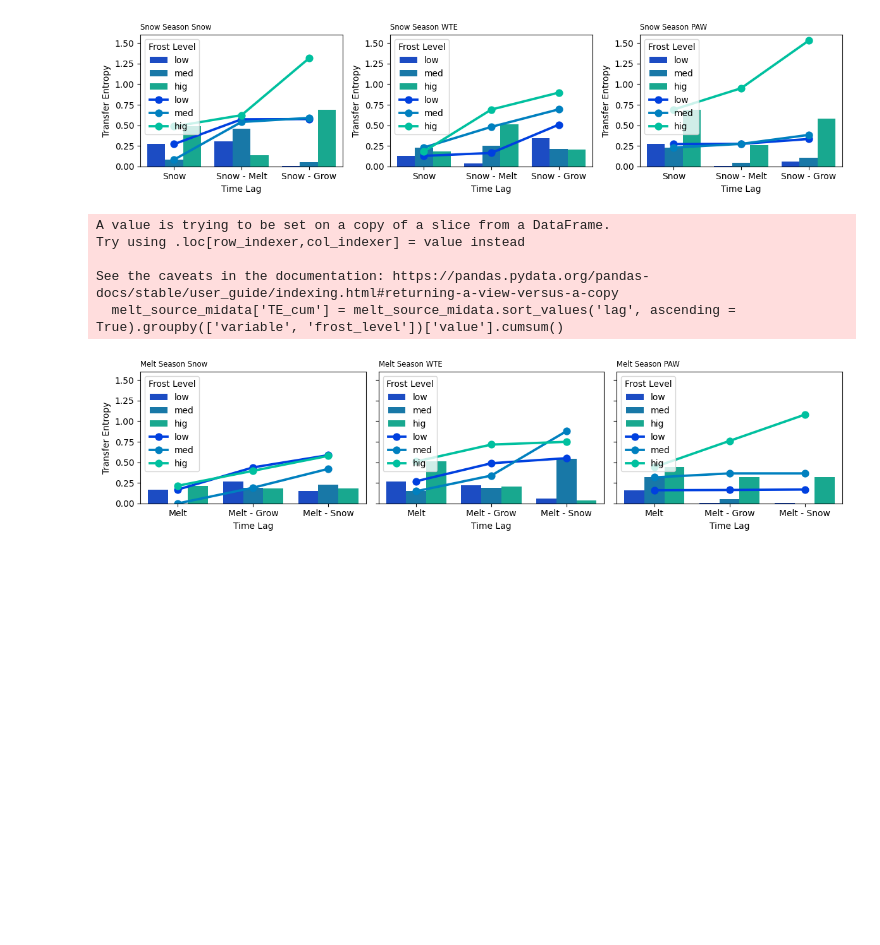
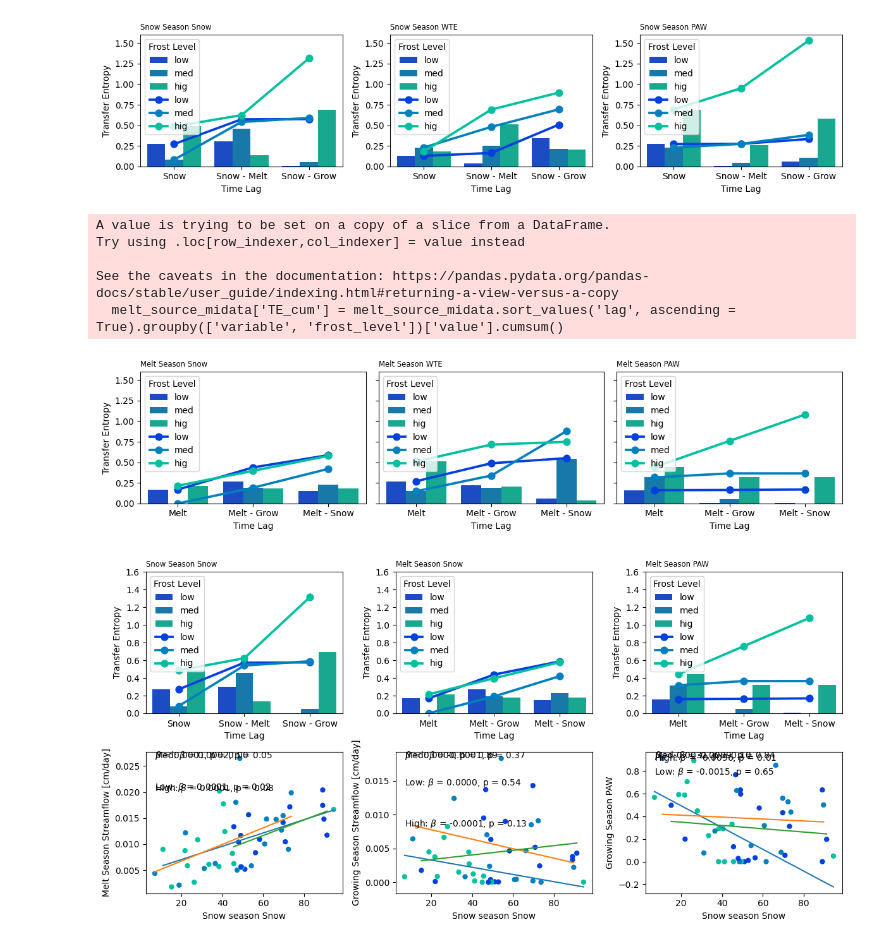
Before and after one commit to mwdjones/process-networks, a Jupyter notebook: 03_paper-plotting.ipynb, the cells around one changed output. Cells and saved outputs as stored; diff of their text form; code cells hidden in the pictures; blank space fills up the shorter version.

```diff
--- a/03_paper-plotting.ipynb
+++ b/03_paper-plotting.ipynb
@@ -328,3 +320,69 @@ Try using .loc[row_indexer,col_indexer] = value instead
 See the caveats in the documentation: https://pandas.pydata.org/pandas-docs/stable/user_guide/indexing.html#returning-a-view-versus-a-copy
   melt_source_midata['TE_cum'] = melt_source_midata.sort_values('lag', ascending = True).groupby(['variable', 'frost_level'])['value'].cumsum()
 [figure]
+# %%
+#Q2 snow season snow on streamflow plot - merged
+#Snow - Snow season
+fig, [[ax, ax2, ax3], [ax4, ax5, ax6]] = plt.subplots(2, 3, figsize = (12, 6),
+                                    layout = 'tight')
+
+sns.barplot(data = snow_midata[snow_midata.variable == 'Snow_in'], y = 'value', x = 'lag', order = [0, 1, 2],
+            hue = 'frost_level', hue_order = ['low', 'med', 'hig'],
+            palette = 'winter', ax = ax)
+sns.pointplot(data = snow_midata[snow_midata.variable == 'Snow_in'], y = 'TE_cum', x = 'lag', order = [0, 1, 2],
+            hue = 'frost_level', hue_order = ['low', 'med', 'hig'],
+            palette = 'winter', ax = ax)
+ax.set_ylim(0, 1.6)
+ax.set_xticklabels(['Snow', 'Snow - Melt', 'Snow - Grow'])
+ax.legend(loc = 'upper left', title = 'Frost Level')
+ax.set_ylabel('Transfer Entropy')
+ax.set_xlabel('Time Lag')
+ax.set_title('Snow Season Snow', fontsize = 'small', loc = 'left')
+
+#Snow - melt season
+sns.barplot(data = melt_source_midata[melt_source_midata.variable == 'Snow_in'], y = 'value', x = 'lag', order = [0, 1, 2],
+            hue = 'frost_level', hue_order = ['low', 'med', 'hig'],
+            palette = 'winter', ax = ax2)
+sns.pointplot(data = melt_source_midata[melt_source_midata.variable == 'Snow_in'], y = 'TE_cum', x = 'lag', order = [0, 1, 2],
+            hue = 'frost_level', hue_order = ['low', 'med', 'hig'],
+            palette = 'winter', ax = ax2)
+ax2.set_ylim(0, 1.6)
+ax2.set_xticklabels(['Melt', 'Melt - Grow', 'Melt - Snow'])
+ax2.legend(loc = 'upper left', title = 'Frost Level')
+ax2.set_ylabel('Transfer Entropy')
+ax2.set_xlabel('Time Lag')
+ax2.set_title('Melt Season Snow', fontsize = 'small', loc = 'left')
+
+#Shallow Soil Moisture - melt season
+sns.barplot(data = melt_source_midata[melt_source_midata.variable == 'S2E'], y = 'value', x = 'lag', order = [0, 1, 2],
+            hue = 'frost_level', hue_order = ['low', 'med', 'hig'],
+            palette = 'winter', ax = ax3)
+sns.pointplot(data = melt_source_midata[melt_source_midata.variable == 'S2E'], y = 'TE_cum', x = 'lag', order = [0, 1, 2],
+            hue = 'frost_level', hue_order = ['low', 'med', 'hig'],
+            palette = 'winter', ax = ax3)
+ax3.set_ylim(0, 1.6)
+ax3.set_xticklabels(['Melt', 'Melt - Grow', 'Melt - Snow'])
+ax3.legend(loc = 'upper left', title = 'Frost Level')
+ax3.set_ylabel('Transfer Entropy')
+ax3.set_xlabel('Time Lag')
+ax3.set_title('Melt Season PAW', fontsize = 'small', loc = 'left')
+
+temp_datSnow2 = data_merged_frost[(data_merged_frost.sourceSeason == 'Snow') & (data_merged_frost.lag == 2)]
+plotScatter(x = temp_datSnow2.Snow_in, y = temp_datSnow2.mean_cmDay, colors = temp_datSnow2.frostQuant,
+            axis = ax5, label = 'Snow season Snow', lines = True)
+ax5.set_ylabel('Growing Season Streamflow [cm/day]')
+
+temp_datSnow1 = data_merged_frost[(data_merged_frost.sourceSeason == 'Snow') & (data_merged_frost.lag == 1)]
+plotScatter(x = temp_datSnow1.Snow_in, y = temp_datSnow1.mean_cmDay, colors = temp_datSnow1.frostQuant,
+            axis = ax4, label = 'Snow season Snow', lines = True)
+ax4.set_ylabel('Melt Season Streamflow [cm/day]')
+
+plotScatter(x = temp_datSnow2.Snow_in, y = temp_datSnow2.meanPAW, colors = temp_datSnow2.frostQuant,
+            axis = ax6, label = 'Snow season Snow', lines = True)
+ax6.set_ylabel('Growing Season PAW')
+
+
+plt.savefig(save_path + 'Q2_mergedsourcecontrib.pdf', bbox_inches = 'tight')
+plt.savefig(save_path + 'Q2_mergedsourcecontrib.jpeg', bbox_inches = 'tight')
+# %% [output]
+[figure, added]
```
Also changed, not shown: parts of 2 cells of this notebook, 35 other files.
